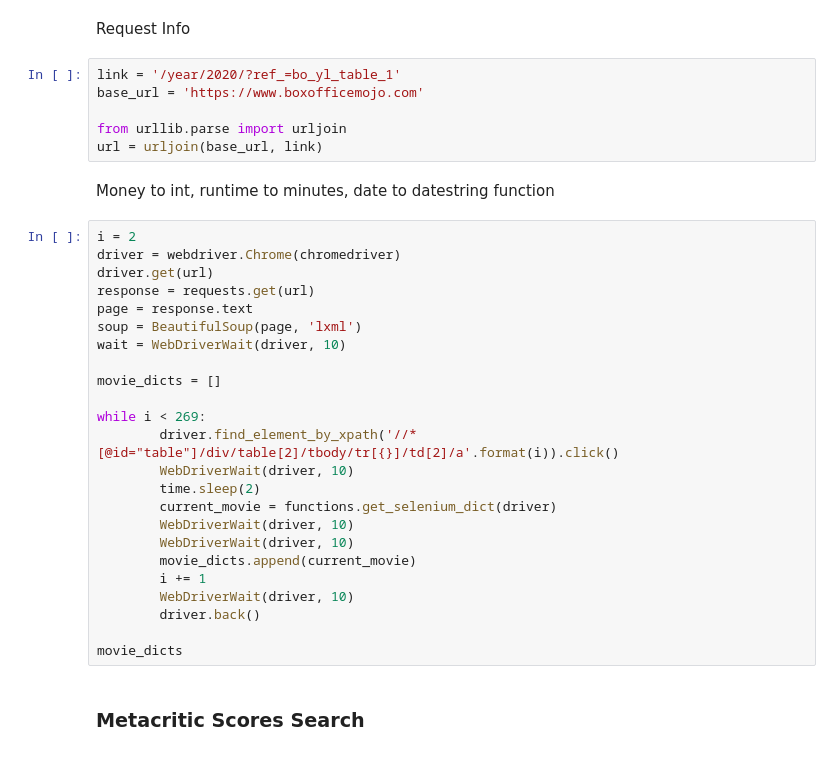
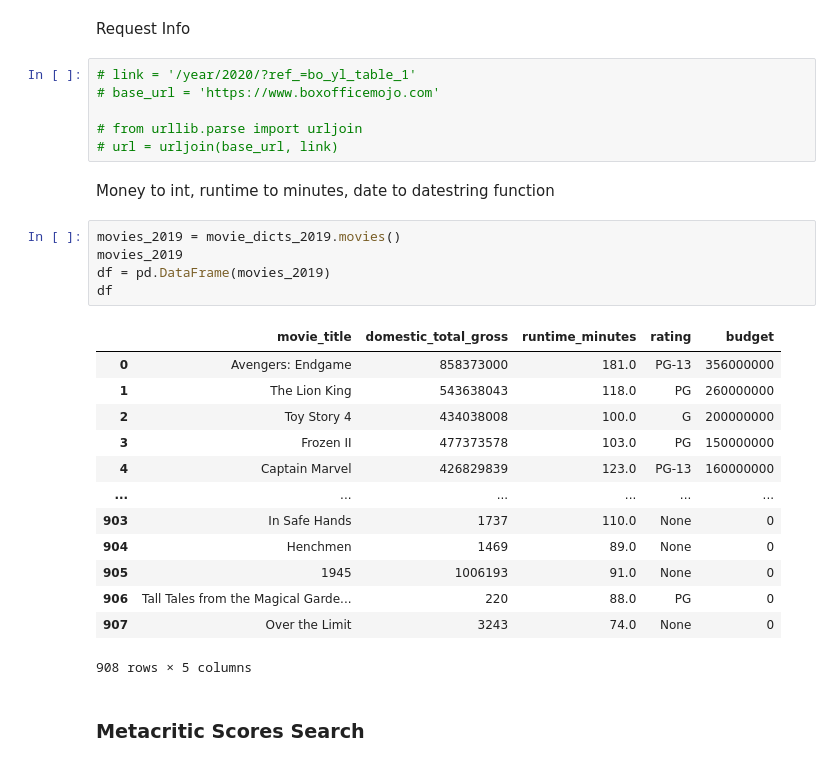
Before and after one commit to nhorton04/Project_2, a Jupyter notebook: boxoffice-w-modules.ipynb, the cells around one changed output. Drawn from its saved outputs; the diff is of its cells as text.

Commit message:
hopefully speeded up selenium script

```diff
--- a/boxoffice-w-modules.ipynb
+++ b/boxoffice-w-modules.ipynb
@@ -74,37 +56,32 @@ mojoscraper.get_mojo(url)
 # %% [markdown]
 Request Info
 # %%
-link = '/year/2020/?ref_=bo_yl_table_1'
-base_url = 'https://www.boxofficemojo.com'
+# link = '/year/2020/?ref_=bo_yl_table_1'
+# base_url = 'https://www.boxofficemojo.com'
 
-from urllib.parse import urljoin
-url = urljoin(base_url, link)
+# from urllib.parse import urljoin
+# url = urljoin(base_url, link)
 # %% [markdown]
 Money to int, runtime to minutes, date to datestring function
-# %%
-i = 2
-driver = webdriver.Chrome(chromedriver)
-driver.get(url)
-response = requests.get(url)
-page = response.text
-soup = BeautifulSoup(page, 'lxml')
-wait = WebDriverWait(driver, 10)
-
-movie_dicts = []
-
-while i < 269:
-        driver.find_element_by_xpath('//*[@id="table"]/div/table[2]/tbody/tr[{}]/td[2]/a'.format(i)).click()
-        WebDriverWait(driver, 10)
-        time.sleep(2)
-        current_movie = functions.get_selenium_dict(driver)
-        WebDriverWait(driver, 10)
-        WebDriverWait(driver, 10)
-        movie_dicts.append(current_movie)
-        i += 1
-        WebDriverWait(driver, 10)
-        driver.back()
-
-movie_dicts
+# %%
+movies_2019 = movie_dicts_2019.movies()
+movies_2019
+df = pd.DataFrame(movies_2019)
+df
+# %% [output]
+|  | movie_title | domestic_total_gross | runtime_minutes | rating | budget |
+| 0 | Avengers: Endgame | 858373000 | 181.0 | PG-13 | 356000000 |
+| 1 | The Lion King | 543638043 | 118.0 | PG | 260000000 |
+| 2 | Toy Story 4 | 434038008 | 100.0 | G | 200000000 |
+| 3 | Frozen II | 477373578 | 103.0 | PG | 150000000 |
+| 4 | Captain Marvel | 426829839 | 123.0 | PG-13 | 160000000 |
+| ... | ... | ... | ... | ... | ... |
+| 903 | In Safe Hands | 1737 | 110.0 | None | 0 |
+| 904 | Henchmen | 1469 | 89.0 | None | 0 |
+| 905 | 1945 | 1006193 | 91.0 | None | 0 |
+| 906 | Tall Tales from the Magical Garde... | 220 | 88.0 | PG | 0 |
+| 907 | Over the Limit | 3243 | 74.0 | None | 0 |
+908 rows × 5 columns
 # %% [markdown]
 ### Metacritic Scores Search
 # %%
```
Also changed, not shown: parts of 4 cells of this notebook, 3 other files.
